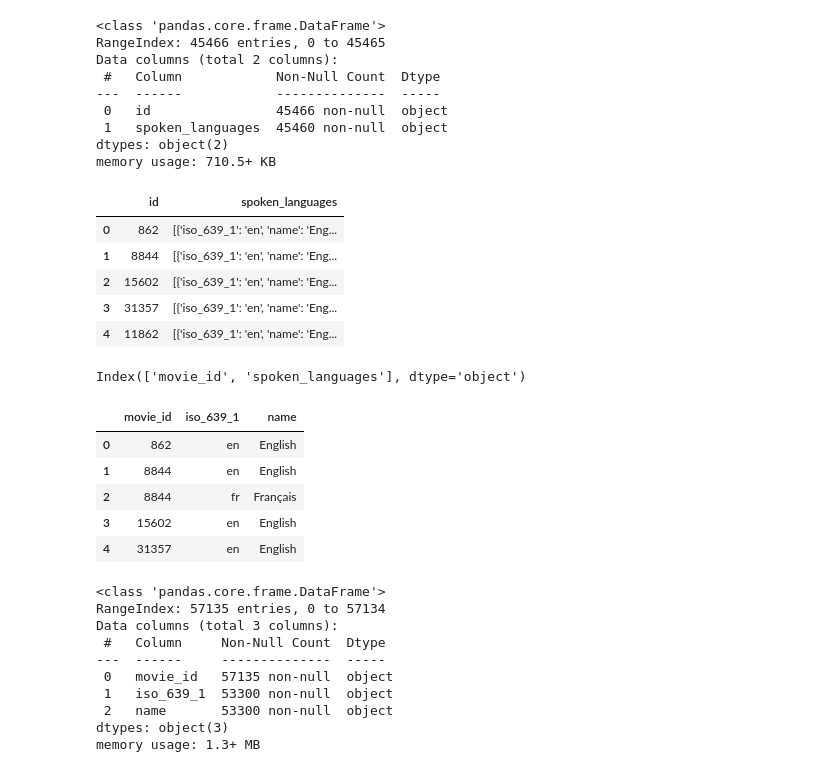
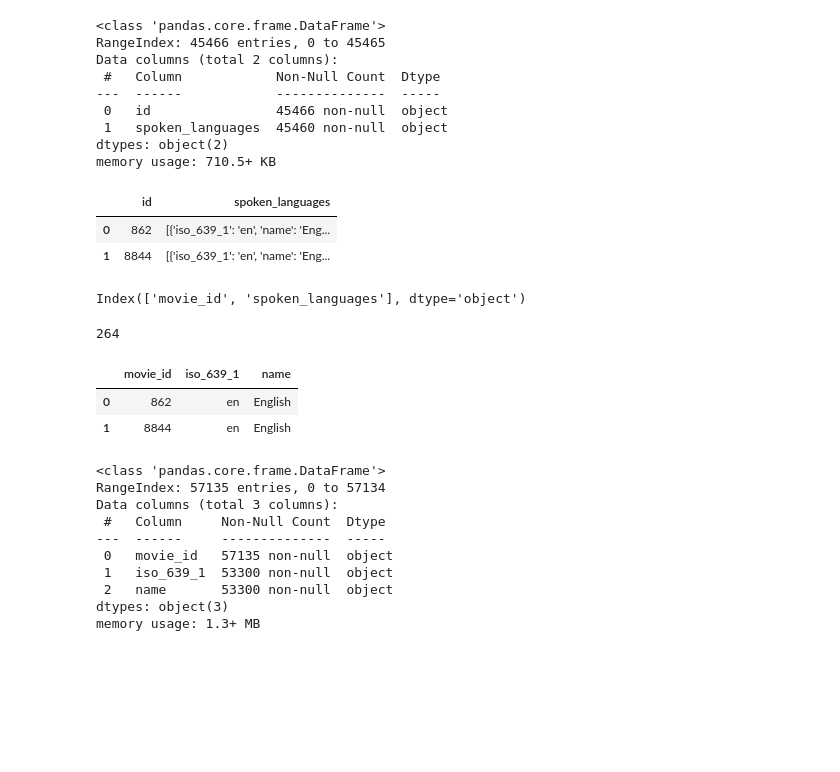
Before and after one commit to FranciscoHugoLezik/MLOps_Movies, a Jupyter notebook: notebooks/ETL.ipynb, the cells around one changed output. Drawn from its saved outputs; the diff is of its cells as text; code cells hidden in the pictures; blank space fills up the shorter version.

```diff
--- a/notebooks/ETL.ipynb
+++ b/notebooks/ETL.ipynb
@@ -526,14 +509,11 @@ Data columns (total 2 columns):
 dtypes: object(2)
 memory usage: 710.5+ KB
 # %%
-spoken_languages.head(5)
+spoken_languages.head(2)
 # %% [output]
 |  | id | spoken_languages |
 | 0 | 862 | [{'iso_639_1': 'en', 'name': 'Eng... |
 | 1 | 8844 | [{'iso_639_1': 'en', 'name': 'Eng... |
-| 2 | 15602 | [{'iso_639_1': 'en', 'name': 'Eng... |
-| 3 | 31357 | [{'iso_639_1': 'en', 'name': 'Eng... |
-| 4 | 11862 | [{'iso_639_1': 'en', 'name': 'Eng... |
 # %%
 spoken_languages.rename(
     columns={
@@ -552,15 +532,18 @@ exploded = spoken_languages.explode('spoken_languages')
 new_columns = pd.json_normalize(exploded['spoken_languages'])
 
 spoken_languages = exploded.drop(columns=['spoken_languages']).reset_index(drop=True).join(new_columns)
+# %%
+del exploded
+del new_columns
+gc.collect()
+# %% [output]
+264
 # %%
-spoken_languages.head(5)
+spoken_languages.head(2)
 # %% [output]
 |  | movie_id | iso_639_1 | name |
 | 0 | 862 | en | English |
 | 1 | 8844 | en | English |
-| 2 | 8844 | fr | Français |
-| 3 | 15602 | en | English |
-| 4 | 31357 | en | English |
 # %%
 spoken_languages.info()
 # %% [output]
```
Also changed, not shown: parts of 32 cells of this notebook.
